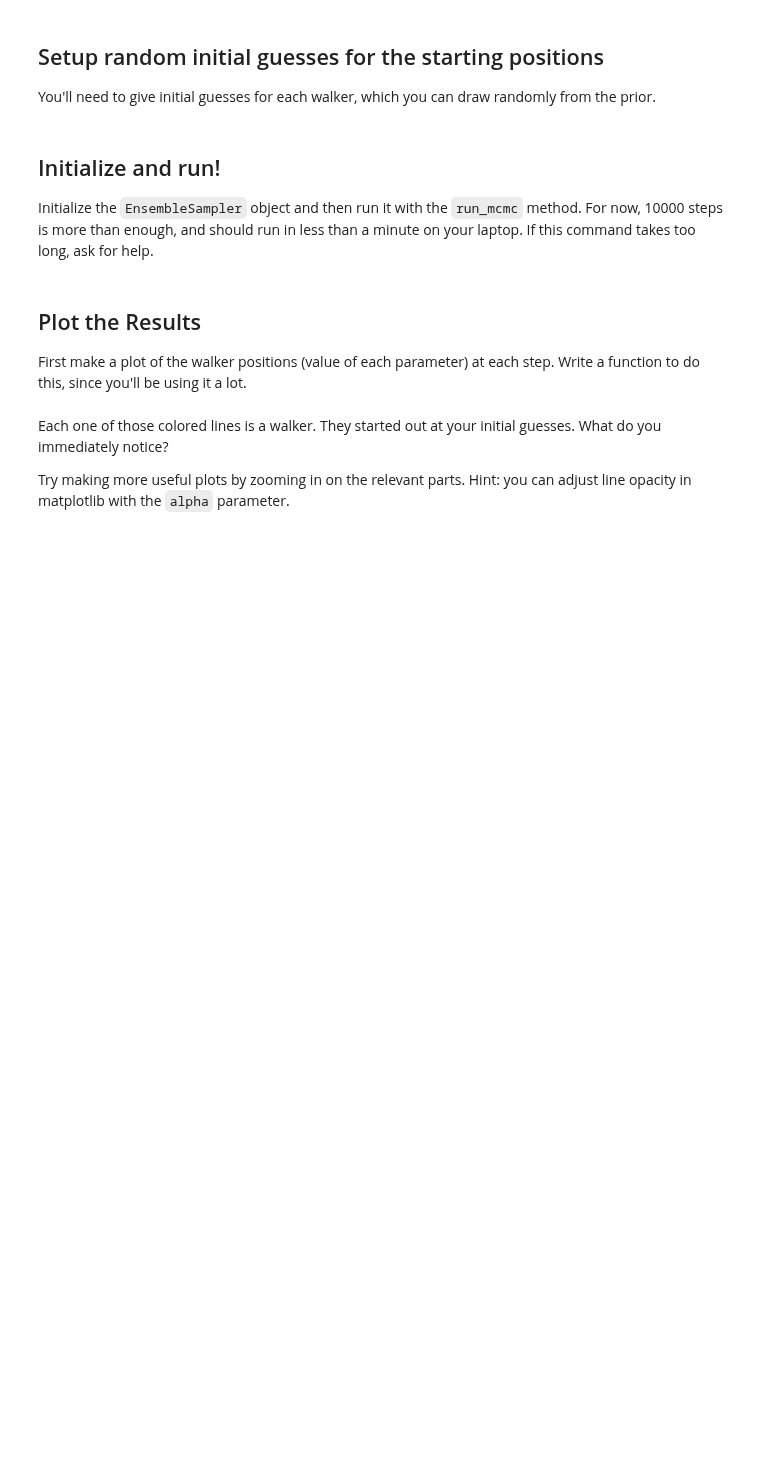
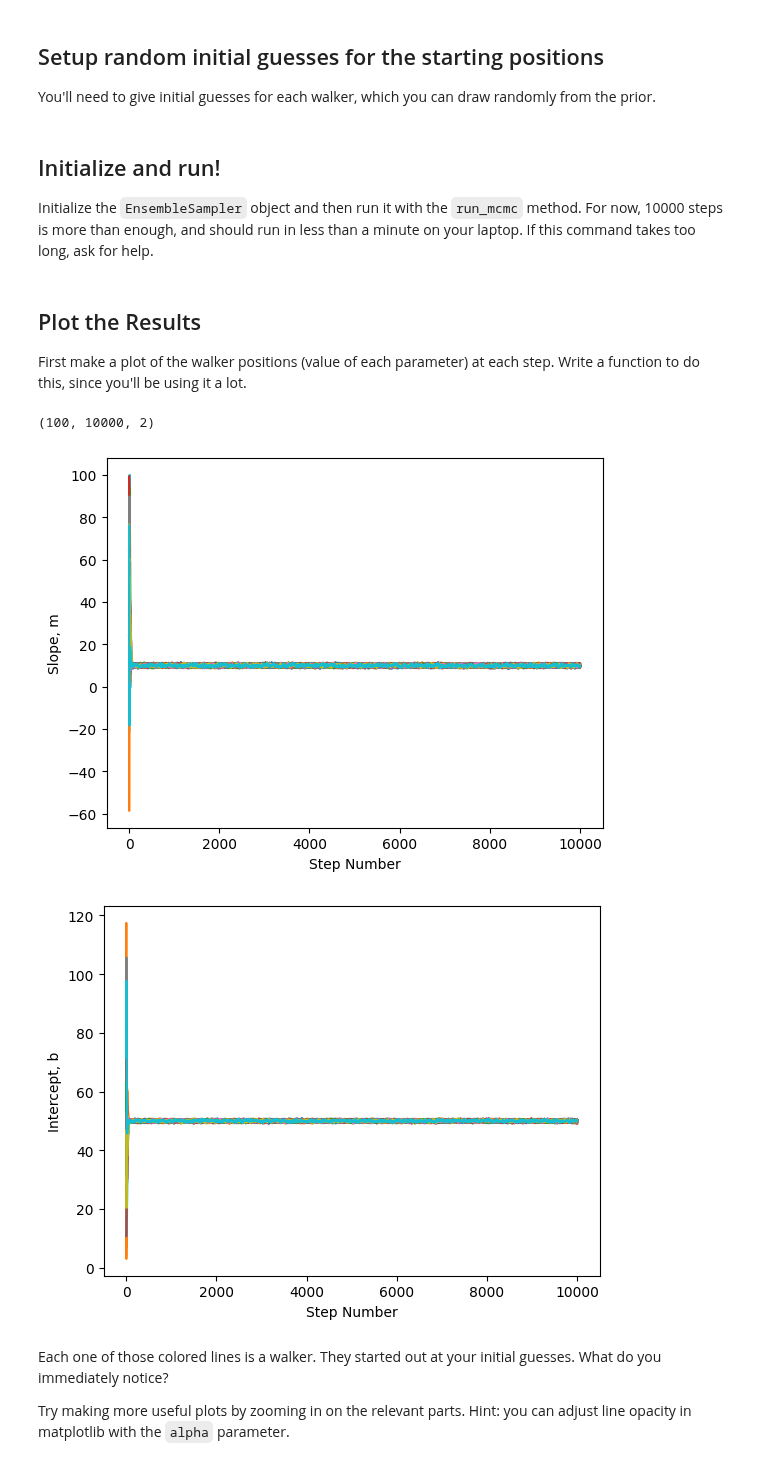
Before and after one commit to ASTR154/bayesian-statistics, a Jupyter notebook: mcmc_line_fitting.ipynb, the cells around one changed output. Cells and saved outputs as stored; diff of their text form; code cells hidden in the pictures; blank space fills up the shorter version.

Commit message:
Noah's mcmc line fit

```diff
--- a/mcmc_line_fitting.ipynb
+++ b/mcmc_line_fitting.ipynb
@@ -43,8 +137,8 @@ This time we will use the `emcee` package that you imported above to sample the
 Note, we will initialise the sampler in #1.5
 # %%
 n_walkers = 100
-n_params =  # complete
-args =  # complete
+n_params = 2
+args = [x, y, dy]
 # %% [markdown]
 ## Setup random initial guesses for the starting positions
 
@@ -56,42 +146,51 @@ initial_guesses =  # complete
+# %%
+m_random = rng.uniform(m_min, m_max, size=n_walkers)
+b_random = rng.uniform(b_min, b_max, size=n_walkers)
+initial_guesses = np.column_stack([m_random, b_random])
 # %% [markdown]
 ## Initialize and run!
 
 Initialize the `EnsembleSampler` object and then run it with the `run_mcmc` method. For now, 10000 steps is more than enough, and should run in less than a minute on your laptop. If this command takes too long, ask for help.
 # %%
-# initialize the sampler
-sampler = emcee.EnsembleSampler(  # complete
+n_steps = 10000
 
-# run!
-sampler.run_mcmc(  # complete
+# initializing the sampler
+sampler = emcee.EnsembleSampler(n_walkers, n_params, log_posterior, args=args)
+# run
+sampler.run_mcmc(initial_guesses, n_steps, progress=True);
 # %% [markdown]
 ## Plot the Results
 First make a plot of the walker positions (value of each parameter) at each step. Write a function to do this, since you'll be using it a lot.
 # %%
 print(sampler.chain.shape)  # check that this has dimensions (n_walkers, n_steps, n_params)
 
 def chain_plots(chain, **kwargs):
     """
     Plot the histories for each walker in sampler.chain
 
     Parameters
     ----------
     chain: ndarray
         3D array given by sampler.flatchain, with shape (n_walkers, n_steps, n_params)
     kwargs: `.Line2D` properties, optional
         All keyword arguments are passed to `pyplot.plot`
     """
 
     plt.figure()
-    plt.plot(  # complete
+    plt.plot(chain[:, :, 0].T, **kwargs)
     plt.xlabel('Step Number')
     plt.ylabel('Slope, m')
 
     plt.figure()
-    plt.plot(  # complete
+    plt.plot(chain[:, :, 1].T, **kwargs)
     plt.xlabel('Step Number')
     plt.ylabel('Intercept, b')
 
 chain_plots(sampler.chain)
+# %% [output]
+(100, 10000, 2)
+[figure, added]
+[figure, added]
 # %% [markdown]
 Each one of those colored lines is a walker. They started out at your initial guesses. What do you immediately notice?
 
```
Also changed, not shown: parts of 14 cells of this notebook.
